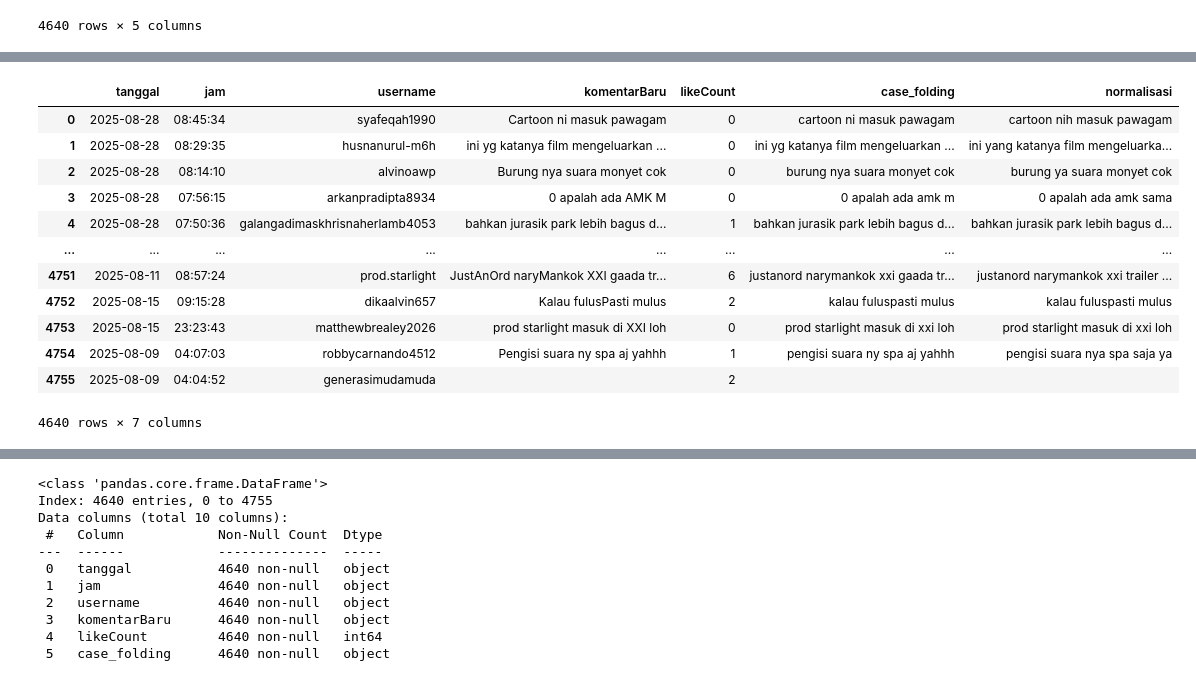
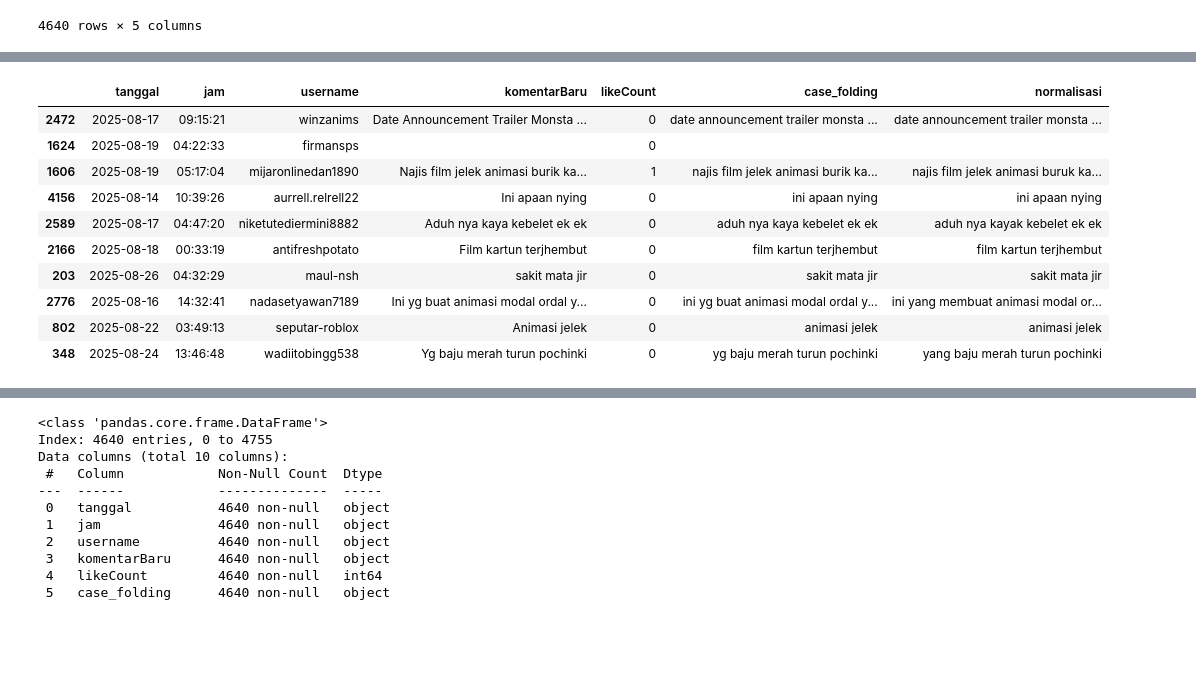
Before and after one commit to Spyrx4/analisis_sentimen_merahputih_oneforall, a Jupyter notebook: notebook/Proses_data_new.ipynb, the cells around one changed output, grey strips where cells are left out. Drawn from its saved outputs; the diff is of its cells as text; code cells hidden in the pictures; blank space fills up the shorter version.

```diff
--- a/notebook/Proses_data_new.ipynb
+++ b/notebook/Proses_data_new.ipynb
@@ -241,11 +228,11 @@ def remove_symbols(tweet):
       tweet = re.sub(r'[^a-zA-Z0-0\s]', ' ', tweet)
   return tweet
 # %%
-# # fungsi menghapus angka
-# def remove_number(tweet):
-#   if tweet is not None and isinstance(tweet, str):
-#     tweet = re.sub(r'\d+', '', tweet)
-#   return tweet
+# fungsi menghapus angka
+def remove_number(tweet):
+  if tweet is not None and isinstance(tweet, str):
+    tweet = re.sub(r'\d+', '', tweet)
+  return tweet
 # %%
 # hapus hastag
 def hapus_hastag(teks):
@@ -255,6 +242,7 @@ def hapus_hastag(teks):
 df['komentarBaru'] = df['textDisplay'].apply(lambda x: remove_html(x))
 df['komentarBaru'] = df['komentarBaru'].apply(lambda x: remove_emoji(x))
 df['komentarBaru'] = df['komentarBaru'].apply(lambda x: remove_symbols(x))
+df['komentarBaru'] = df['komentarBaru'].apply(lambda x: remove_number(x))
 df['komentarBaru'] = df['komentarBaru'].apply(lambda x: hapus_hastag(x))
 # df['komentarBaru'] = df['komentarBaru'].apply(remove_number)
 
@@ -330,11 +318,13 @@ def replace_taboo_words(text, kamus_tidak_baku):
 
     data  = pd.DataFrame(df[['tanggal','jam','username','komentarBaru','likeCount']])
 # %%
-# Unduh dan baca kamus dari GitHub
-url = "https://github.com/analysisdatasentiment/kamus_kata_baku/raw/main/kamuskatabaku.xlsx"
-response = requests.get(url)
-file_excel = BytesIO(response.content)
-kamus_data = pd.read_excel(file_excel)
+# # Unduh dan baca kamus dari GitHub
+# url = "https://github.com/analysisdatasentiment/kamus_kata_baku/raw/main/kamuskatabaku.xlsx"
+# response = requests.get(url)
+# file_excel = BytesIO(response.content)
+# kamus_data = pd.read_excel(file_excel)
+
+kamus_data = pd.read_csv('kamuskatabaku.csv')
 
 # Buat dictionary dari kamus
 kamus_tidak_baku_dict = dict(zip(kamus_data['tidak_baku'], kamus_data['kata_baku']))
@@ -356,20 +346,18 @@ df.head(5)
 | 4 | 2025-08-28 | 07:50:36 | galangadimaskhrisnaherlamb4053 | bahkan jurasik park lebih bagus d... | 1 | bahkan jurasik park lebih bagus d... | bahkan jurasik park lebih bagus d... |
 # %%
-df
+df.sample(10)
 # %% [output]
 |  | tanggal | jam | username | komentarBaru | likeCount | case_folding | normalisasi |
-| 0 | 2025-08-28 | 08:45:34 | syafeqah1990 | Cartoon ni masuk pawagam | 0 | cartoon ni masuk pawagam | cartoon nih masuk pawagam |
-| 1 | 2025-08-28 | 08:29:35 | husnanurul-m6h | ini yg katanya film mengeluarkan ... | 0 | ini yg katanya film mengeluarkan ... | ini yang katanya film mengeluarka... |
-| 2 | 2025-08-28 | 08:14:10 | alvinoawp | Burung nya suara monyet cok | 0 | burung nya suara monyet cok | burung ya suara monyet cok |
-| 3 | 2025-08-28 | 07:56:15 | arkanpradipta8934 | 0 apalah ada AMK M | 0 | 0 apalah ada amk m | 0 apalah ada amk sama |
-| 4 | 2025-08-28 | 07:50:36 | galangadimaskhrisnaherlamb4053 | bahkan jurasik park lebih bagus d... | 1 | bahkan jurasik park lebih bagus d... | bahkan jurasik park lebih bagus d... |
-| ... | ... | ... | ... | ... | ... | ... | ... |
-| 4751 | 2025-08-11 | 08:57:24 | prod.starlight | JustAnOrd naryMankok XXI gaada tr... | 6 | justanord narymankok xxi gaada tr... | justanord narymankok xxi trailer ... |
-| 4752 | 2025-08-15 | 09:15:28 | dikaalvin657 | Kalau fulusPasti mulus | 2 | kalau fuluspasti mulus | kalau fuluspasti mulus |
-| 4753 | 2025-08-15 | 23:23:43 | matthewbrealey2026 | prod starlight masuk di XXI loh | 0 | prod starlight masuk di xxi loh | prod starlight masuk di xxi loh |
-| 4754 | 2025-08-09 | 04:07:03 | robbycarnando4512 | Pengisi suara ny spa aj yahhh | 1 | pengisi suara ny spa aj yahhh | pengisi suara nya spa saja ya |
-| 4755 | 2025-08-09 | 04:04:52 | generasimudamuda |  | 2 |  |  |
+| 2472 | 2025-08-17 | 09:15:21 | winzanims | Date Announcement Trailer Monsta ... | 0 | date announcement trailer monsta ... | date announcement trailer monsta ... |
+| 1624 | 2025-08-19 | 04:22:33 | firmansps |  | 0 |  |  |
+| 1606 | 2025-08-19 | 05:17:04 | mijaronlinedan1890 | Najis film jelek animasi burik ka... | 1 | najis film jelek animasi burik ka... | najis film jelek animasi buruk ka... |
+| 4156 | 2025-08-14 | 10:39:26 | aurrell.relrell22 | Ini apaan nying | 0 | ini apaan nying | ini apaan nying |
+| 2589 | 2025-08-17 | 04:47:20 | niketutediermini8882 | Aduh nya kaya kebelet ek ek | 0 | aduh nya kaya kebelet ek ek | aduh nya kayak kebelet ek ek |
+| 2166 | 2025-08-18 | 00:33:19 | antifreshpotato | Film kartun terjhembut | 0 | film kartun terjhembut | film kartun terjhembut |
+| 203 | 2025-08-26 | 04:32:29 | maul-nsh | sakit mata jir | 0 | sakit mata jir | sakit mata jir |
+| 2776 | 2025-08-16 | 14:32:41 | nadasetyawan7189 | Ini yg buat animasi modal ordal y... | 0 | ini yg buat animasi modal ordal y... | ini yang membuat animasi modal or... |
+| 802 | 2025-08-22 | 03:49:13 | seputar-roblox | Animasi jelek | 0 | animasi jelek | animasi jelek |
+| 348 | 2025-08-24 | 13:46:48 | wadiitobingg538 | Yg baju merah turun pochinki | 0 | yg baju merah turun pochinki | yang baju merah turun pochinki |
-4640 rows × 7 columns
 # %%
 # tokenization
 def tokenize(text):
```
Also changed, not shown: parts of 27 cells of this notebook.
